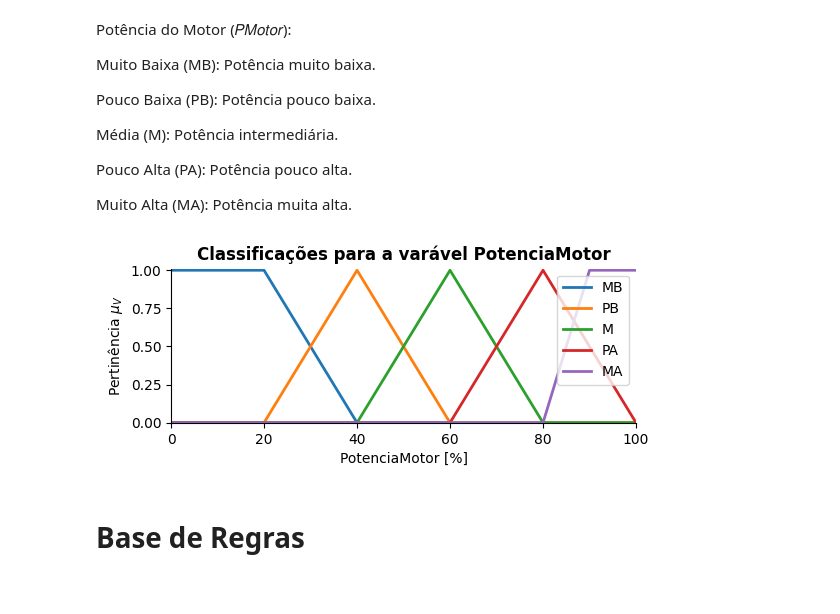
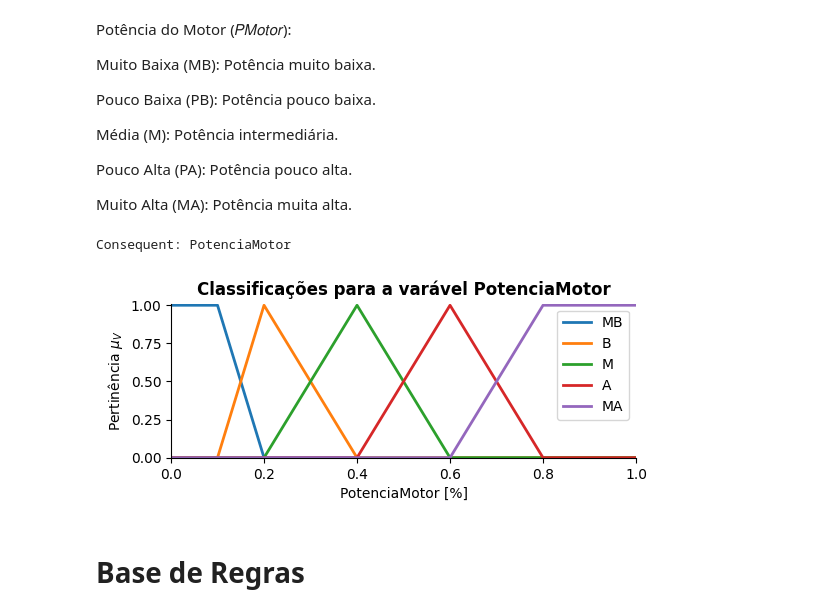
Before and after one commit to leoclamp/Controle_Fuzzy_PD, a Jupyter notebook: fuzzy_PD.ipynb, the cells around one changed output. Cells and saved outputs as stored; diff of their text form; code cells hidden in the pictures.

```diff
--- a/fuzzy_PD.ipynb
+++ b/fuzzy_PD.ipynb
@@ -89,24 +101,28 @@ Pouco Alta (PA): Potência pouco alta.
 
 Muito Alta (MA): Potência muita alta.
 # %%
-# Definição da variável Consequente PotenciaMotor 0:100%
-PotenciaMotor = ctrl.Consequent(universe=np.arange(0, 101, 1), label='PotenciaMotor')
+# Definição da variável Consequente PotenciaMotor 0:1
+PotenciaMotor = ctrl.Consequent(universe=np.arange(0, 1.01, 0.01), label='PotenciaMotor')
 
-# Classificações de PotenciaMotor em MB, PB, M, PA e MA.
-PotenciaMotor['MB'] = fuzzy.trapmf(PotenciaMotor.universe, [0, 0, 20, 40])
-PotenciaMotor['PB'] = fuzzy.trimf(PotenciaMotor.universe, [20, 40, 60])
-PotenciaMotor['M'] = fuzzy.trimf(PotenciaMotor.universe, [40, 60, 80])
-PotenciaMotor['PA'] = fuzzy.trimf(PotenciaMotor.universe, [60, 80, 100])
-PotenciaMotor['MA'] = fuzzy.trapmf(PotenciaMotor.universe, [80, 90, 100, 100])
+# Classificações de PotenciaMotor
+PotenciaMotor['MB'] = fuzzy.trapmf(PotenciaMotor.universe, [0, 0, 0.1, 0.2])
+PotenciaMotor['B'] = fuzzy.trimf(PotenciaMotor.universe, [0.1, 0.2, 0.4])
+PotenciaMotor['M'] = fuzzy.trimf(PotenciaMotor.universe, [0.2, 0.4, 0.6])
+PotenciaMotor['A'] = fuzzy.trimf(PotenciaMotor.universe, [0.4, 0.6, 0.8])
+PotenciaMotor['MA'] = fuzzy.trapmf(PotenciaMotor.universe, [0.6, 0.8, 1.0, 1.0])
 
 PotenciaMotor.view()   # Método para visualização da Função de Pertinência.
 [plt.gca().lines[i].set_linewidth(2) for i in range(len(plt.gca().lines))]
 
 fig = plt.gcf(); axes = fig.gca(); fig.set_size_inches(6, 2)
 axes.set_xlabel(xlabel='PotenciaMotor [%]'); axes.set_ylabel(ylabel=r'Pertinência $\mu_{V}$');
 plt.title(f'Classificações para a varável {PotenciaMotor.label}', fontweight='bold'); plt.legend(loc='upper right');
+
+
+print(PotenciaMotor)
 # %% [output]
+Consequent: PotenciaMotor
-[figure, old version]
+[figure, new version]
 # %% [markdown]
 # Base de Regras
 # %%
```
Also changed, not shown: parts of 10 cells of this notebook.
